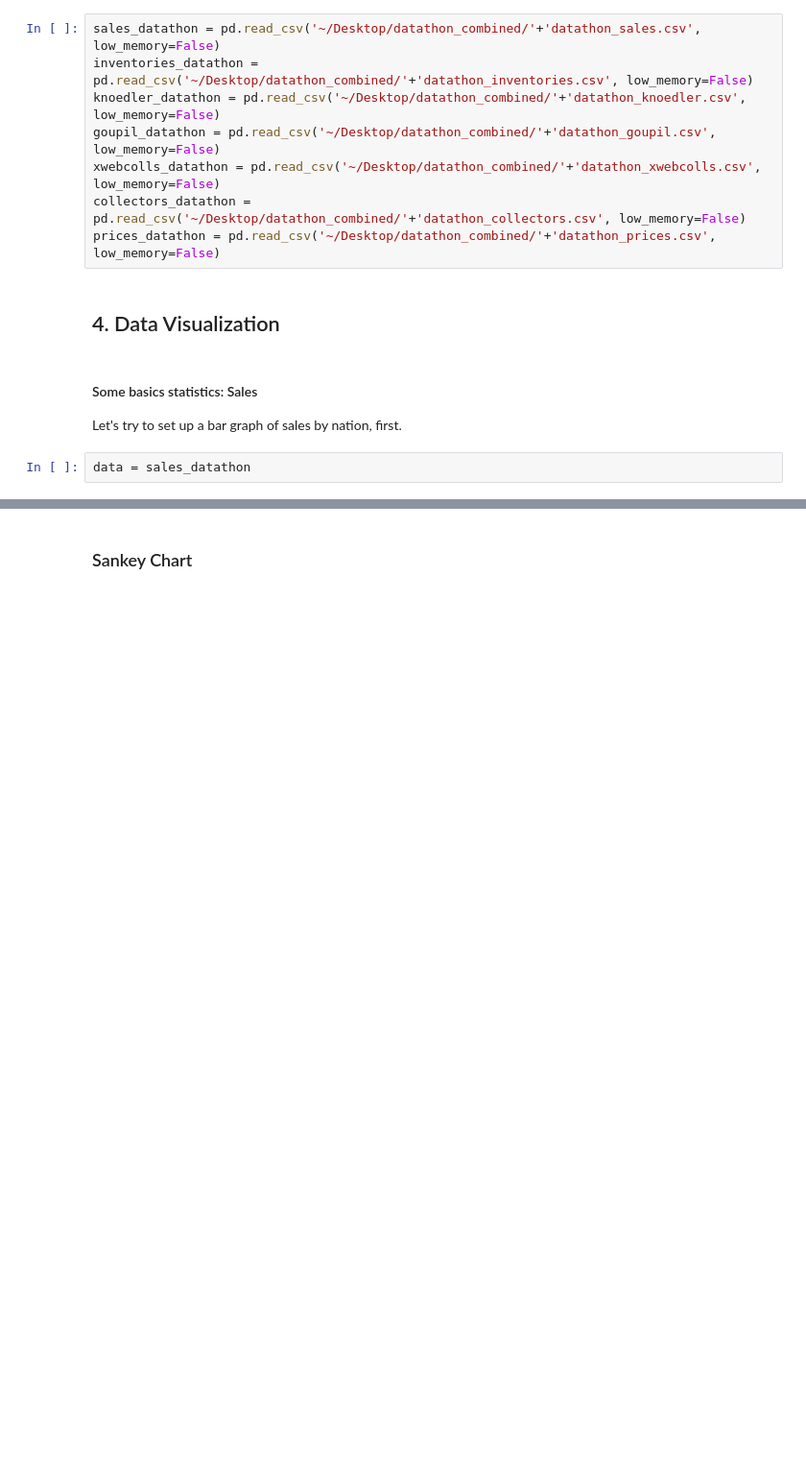
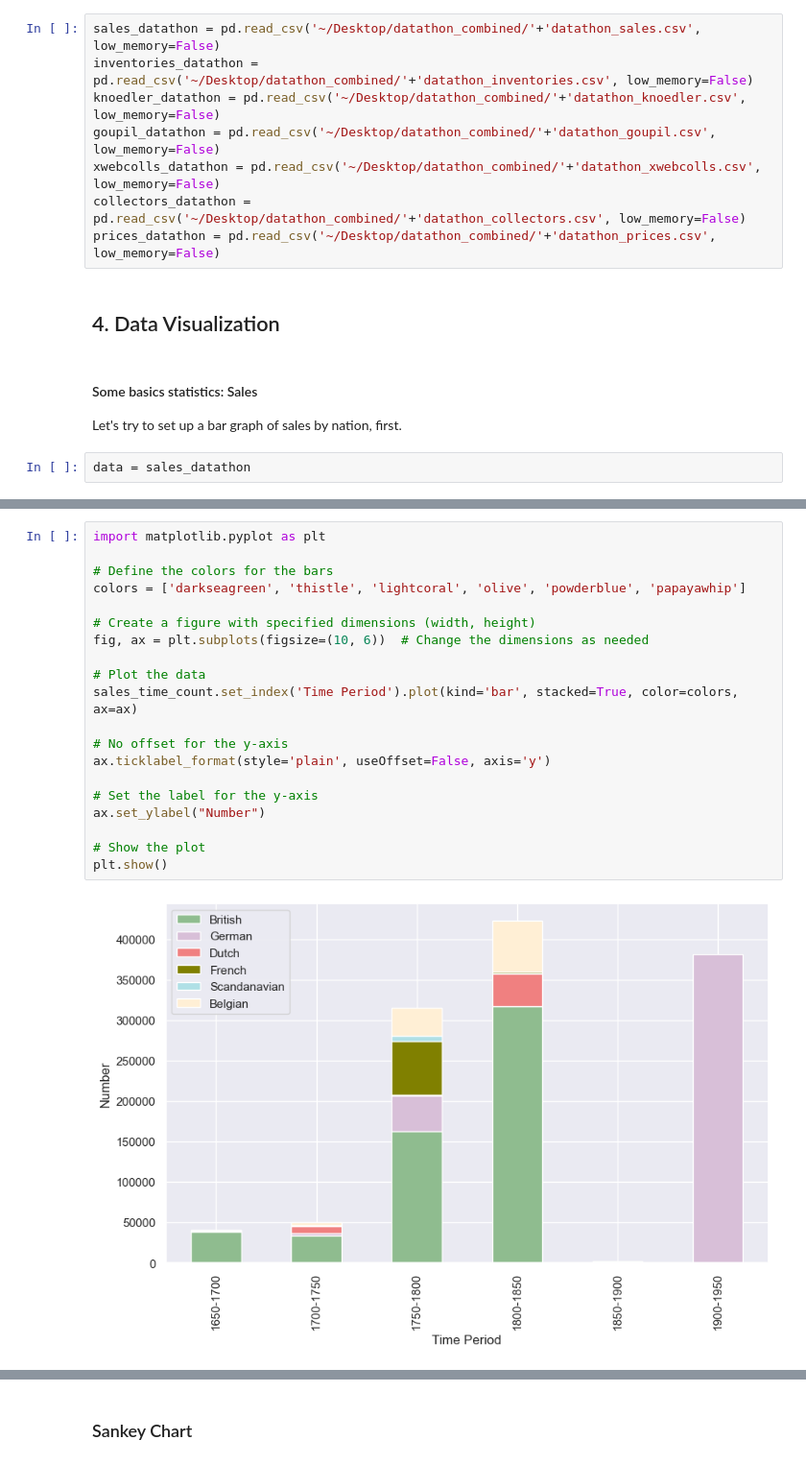
Before and after one commit to pyzmark/gpi-datathon, a Jupyter notebook: gpi-datathon-notebook.ipynb, the cells around one changed output, grey strips where cells are left out. Shown at 96% size. Cells and saved outputs as stored; diff of their text form; blank space fills up the shorter version.

```diff
--- a/gpi-datathon-notebook.ipynb
+++ b/gpi-datathon-notebook.ipynb
@@ -405,0 +554,22 @@ while semicent < 1950:
+# %%
+import matplotlib.pyplot as plt
+
+# Define the colors for the bars
+colors = ['darkseagreen', 'thistle', 'lightcoral', 'olive', 'powderblue', 'papayawhip']
+
+# Create a figure with specified dimensions (width, height)
+fig, ax = plt.subplots(figsize=(10, 6))  # Change the dimensions as needed
+
+# Plot the data
+sales_time_count.set_index('Time Period').plot(kind='bar', stacked=True, color=colors, ax=ax)
+
+# No offset for the y-axis
+ax.ticklabel_format(style='plain', useOffset=False, axis='y')
+
+# Set the label for the y-axis
+ax.set_ylabel("Number")
+
+# Show the plot
+plt.show()
+# %% [output]
+[figure, added]
```
Also changed, not shown: parts of 39 cells of this notebook, 1 other file.
